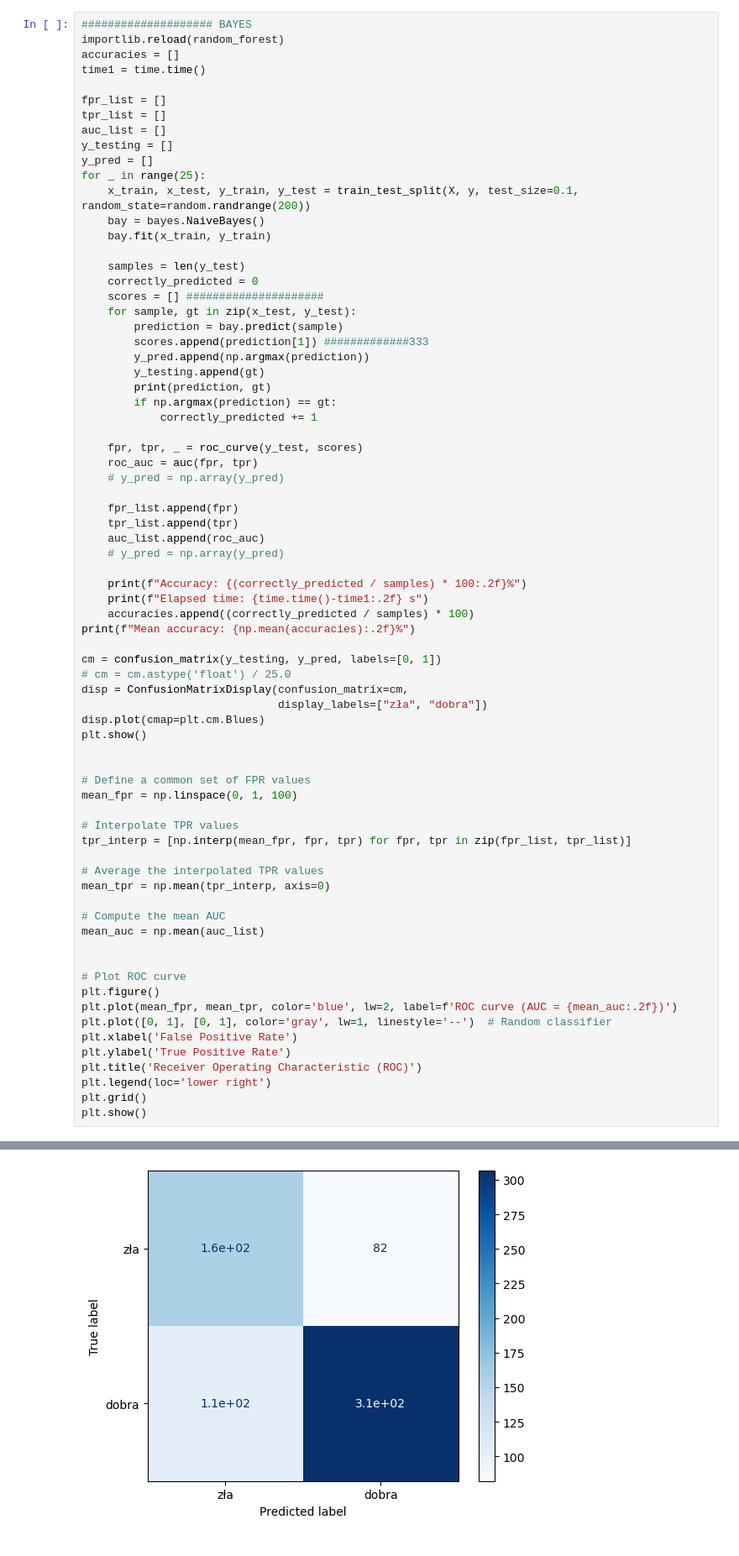
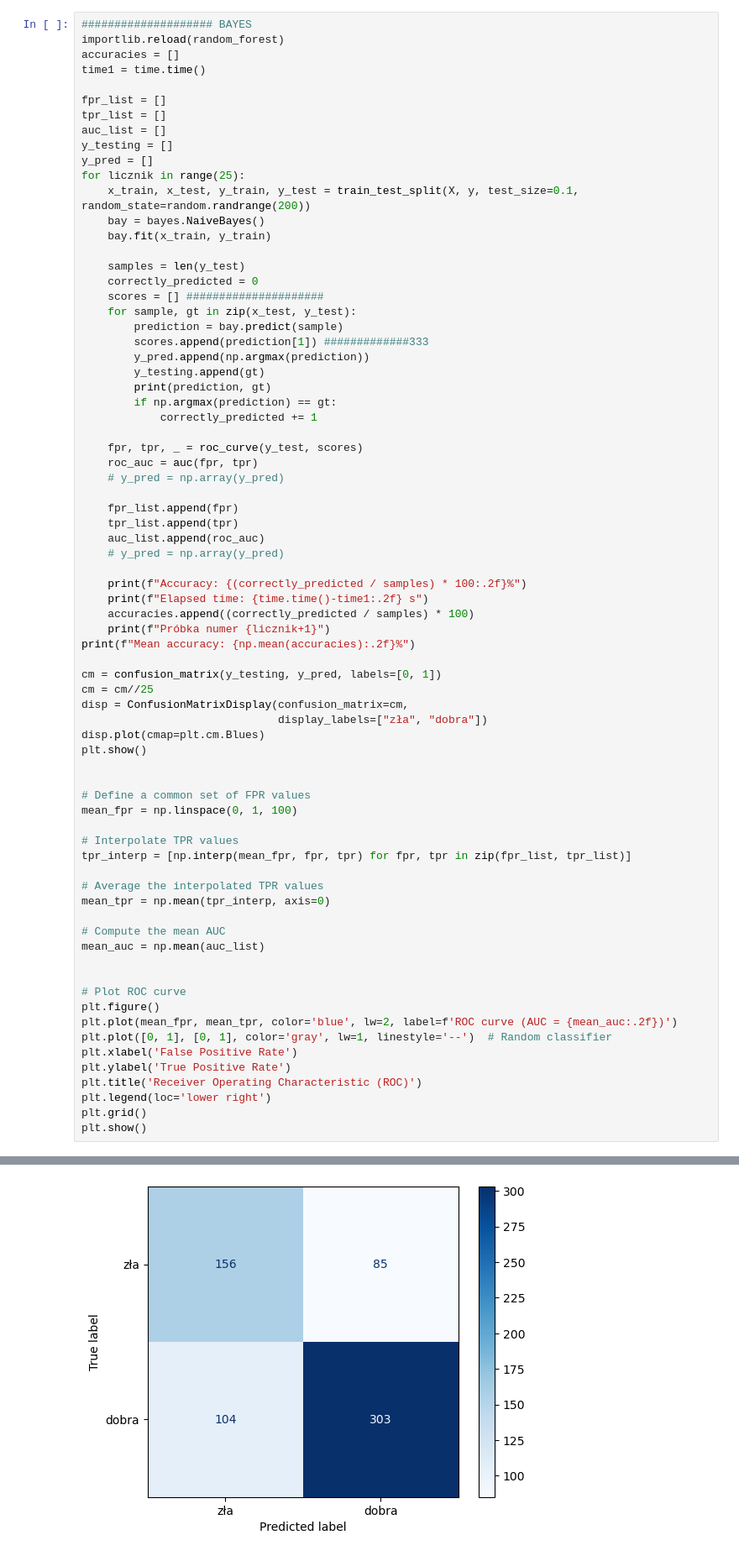
Before and after one commit to VisteK528/UMA, a Jupyter notebook: experiments/wine_tests.ipynb, the cells around one changed output, grey strips where cells are left out. Shown at 84% size. Saved outputs shown, nothing was run; the diff lists cells and outputs as text.

```diff
--- a/experiments/wine_tests.ipynb
+++ b/experiments/wine_tests.ipynb
@@ -49,7 +49,7 @@ tpr_list = []
 auc_list = []
 y_testing = []
 y_pred = []
-for _ in range(25):
+for licznik in range(25):
     x_train, x_test, y_train, y_test = train_test_split(X, y, test_size=0.1, random_state=random.randrange(200))
     bay = bayes.NaiveBayes()
     bay.fit(x_train, y_train)
@@ -78,10 +78,11 @@ for _ in range(25):
     print(f"Accuracy: {(correctly_predicted / samples) * 100:.2f}%")
     print(f"Elapsed time: {time.time()-time1:.2f} s")
     accuracies.append((correctly_predicted / samples) * 100)
+    print(f"Próbka numer {licznik+1}")
 print(f"Mean accuracy: {np.mean(accuracies):.2f}%")
 
 cm = confusion_matrix(y_testing, y_pred, labels=[0, 1])
-# cm = cm.astype('float') / 25.0
+cm = cm//25
 disp = ConfusionMatrixDisplay(confusion_matrix=cm,
                               display_labels=["zła", "dobra"])
 disp.plot(cmap=plt.cm.Blues)
@@ -132 +133 @@ plt.show()
-[figure, old version]
+[figure, new version]
```
Also changed, not shown: parts of 4 cells of this notebook, 8 other files.
